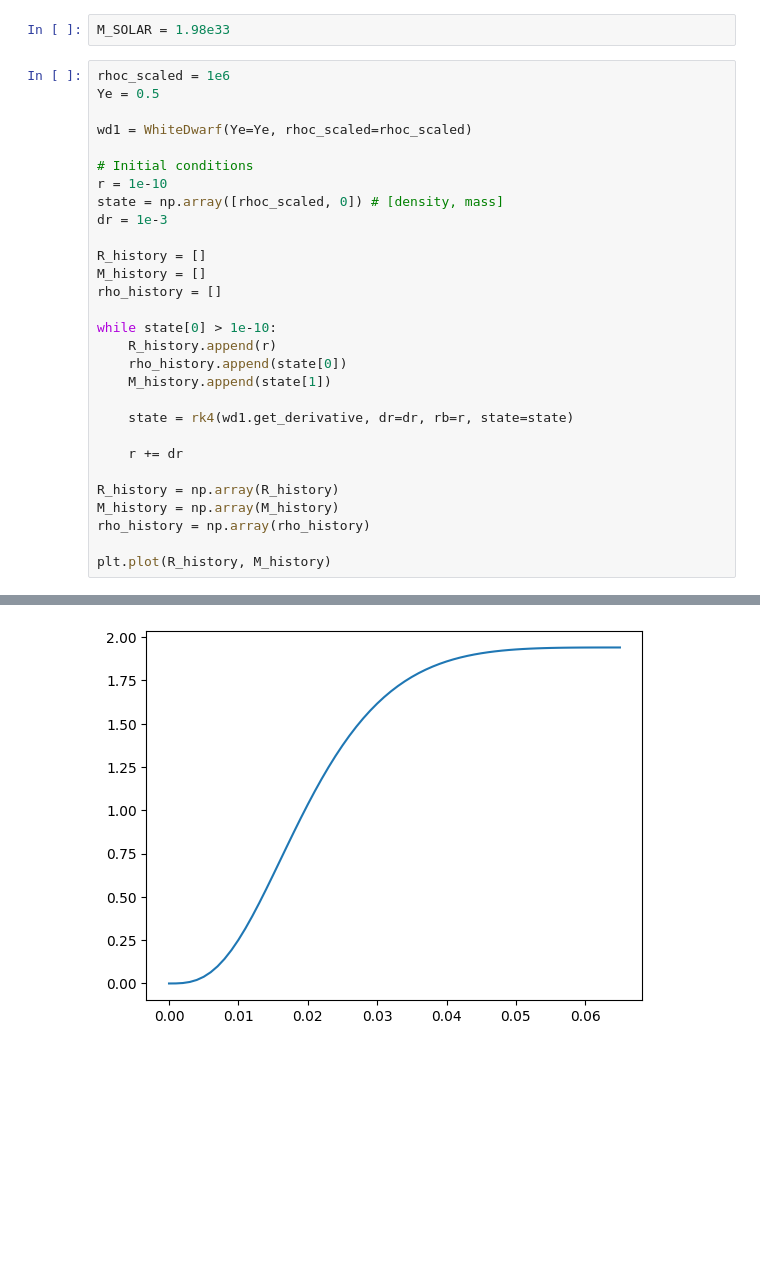
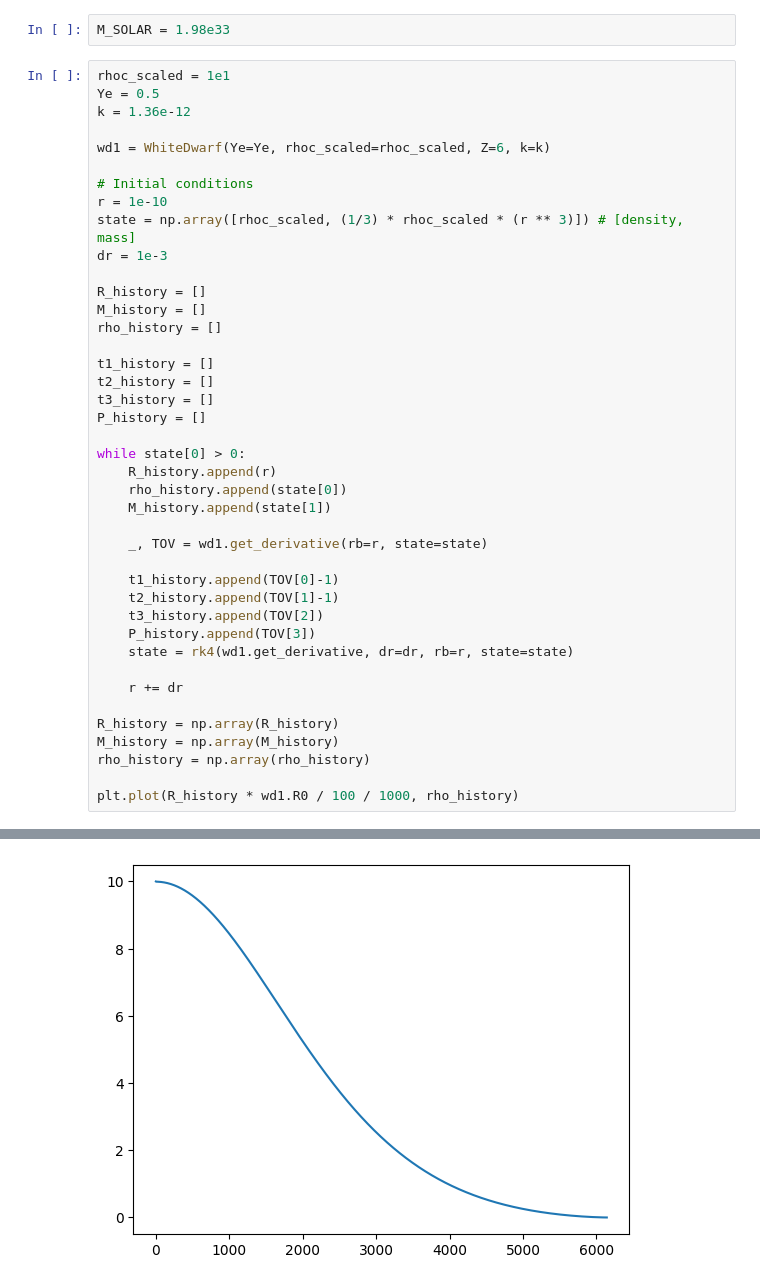
Before and after one commit to yttcari/FYP, a Jupyter notebook: main.ipynb, the cells around one changed output, grey strips where cells are left out. Saved outputs shown, nothing was run; the diff lists cells and outputs as text; blank space fills up the shorter version.

```diff
--- a/main.ipynb
+++ b/main.ipynb
@@ -12,25 +9,37 @@ The autoreload extension is already loaded. To reload it, use:
 # %%
 M_SOLAR = 1.98e33
 # %%
-rhoc_scaled = 1e6
+rhoc_scaled = 1e1
 Ye = 0.5
+k = 1.36e-12
 
-wd1 = WhiteDwarf(Ye=Ye, rhoc_scaled=rhoc_scaled)
+wd1 = WhiteDwarf(Ye=Ye, rhoc_scaled=rhoc_scaled, Z=6, k=k)
 
 # Initial conditions
 r = 1e-10
-state = np.array([rhoc_scaled, 0]) # [density, mass]
+state = np.array([rhoc_scaled, (1/3) * rhoc_scaled * (r ** 3)]) # [density, mass]
 dr = 1e-3
 
 R_history = []
 M_history = []
 rho_history = []
 
-while state[0] > 1e-10:
+t1_history = []
+t2_history = []
+t3_history = []
+P_history = []
+
+while state[0] > 0:
     R_history.append(r)
     rho_history.append(state[0])
     M_history.append(state[1])
 
+    _, TOV = wd1.get_derivative(rb=r, state=state)
+
+    t1_history.append(TOV[0]-1)
+    t2_history.append(TOV[1]-1)
+    t3_history.append(TOV[2])
+    P_history.append(TOV[3])
     state = rk4(wd1.get_derivative, dr=dr, rb=r, state=state)
 
     r += dr
@@ -39,5 +48,5 @@ R_history = np.array(R_history)
 M_history = np.array(M_history)
 rho_history = np.array(rho_history)
 
-plt.plot(R_history, M_history)
+plt.plot(R_history * wd1.R0 / 100 / 1000, rho_history)
 # %% [output]
@@ -61,2 +70,2 @@ plt.plot(R_history, M_history)
 [<matplotlib.lines.Line2D at 0x...>]
-[figure, old version]
+[figure, new version]
```
Also changed, not shown: parts of 6 cells of this notebook, 4 other files.
